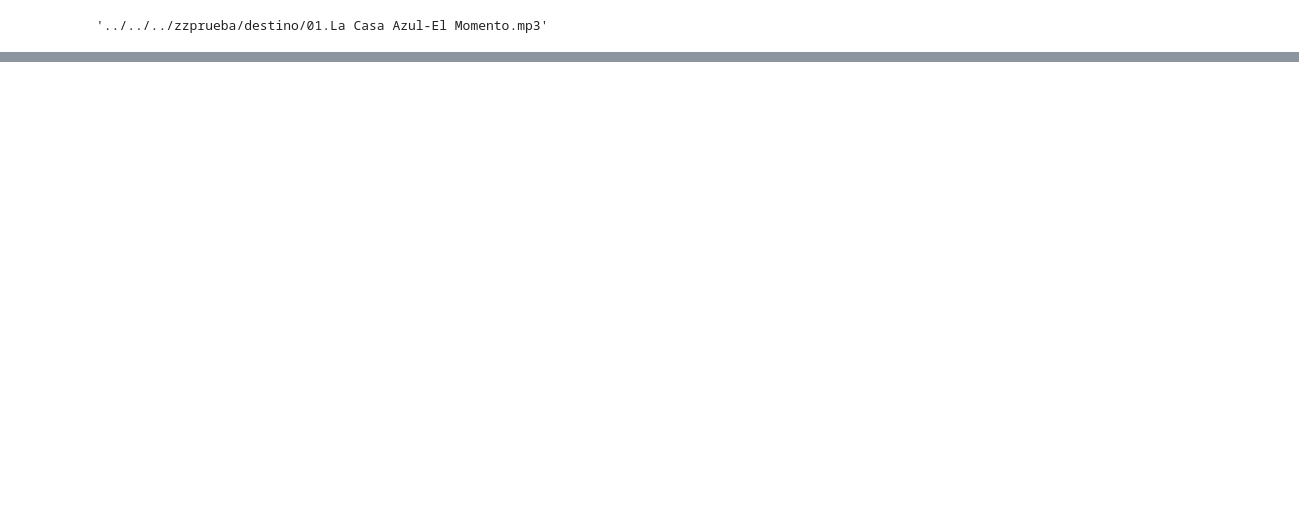
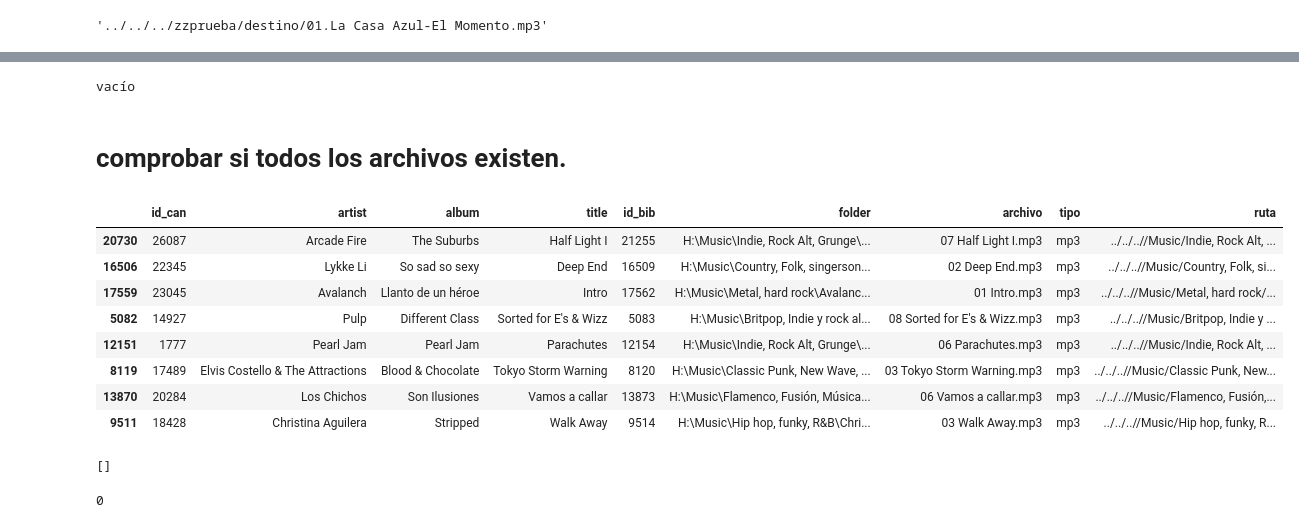
Before and after one commit to emarfer/musicable, a Jupyter notebook: notebooks_pruebas/23_moverarchivos.ipynb, the cells around one changed output, grey strips where cells are left out. Cells and saved outputs as stored; diff of their text form; code cells hidden in the pictures; blank space fills up the shorter version.

Commit message:
automatización copia física archivos listasrep 💾

```diff
--- a/notebooks_pruebas/23_moverarchivos.ipynb
+++ b/notebooks_pruebas/23_moverarchivos.ipynb
@@ -26,0 +184,3 @@ import alche
+# %%
+ceros = len(str(len(list_rep)))
+print(ceros)
@@ -26,0 +189,6 @@ import alche
+# %%
+for i,r in list_rep.iterrows():
+    old_name = f'{pathnew}/{r.archivo}'
+    order = ('0'*(ceros-len(str(i))))+str(i+1)
+    new_name = f'{pathnew}/{order} {r.artist} - {r.title}.{r.tipo}'
+    os.rename(old_name,new_name)
@@ -26,0 +228,5 @@ import alche
+# %%
+if os.listdir('../../../zzprueba/destino') == []:
+    print('vacío')
+# %% [output]
+vacío
@@ -26,0 +237,23 @@ import alche
+# %% [markdown]
+# comprobar si todos los archivos existen.
+# %%
+biblioteca = pd.read_sql_query(f'''
+
+        SELECT id_can,artist,album,title,id_bib,folder,archivo,tipo FROM total where id_bib is not null
+        order by id_bib;
+
+        ''',engine)
+# %%
+biblioteca['ruta'] = biblioteca.folder.str.replace('\\','/',regex=True).str.replace('H:','../../../',regex = True)
+# %%
+biblioteca.sample(8)
+# %% [output]
+|  | id_can | artist | album | title | id_bib | folder | archivo | tipo | ruta |
+| 20730 | 26087 | Arcade Fire | The Suburbs | Half Light I | 21255 | H:\Music\Indie, Rock Alt, Grunge\... | 07 Half Light I.mp3 | mp3 | ../../..//Music/Indie, Rock Alt, ... |
+| 16506 | 22345 | Lykke Li | So sad so sexy | Deep End | 16509 | H:\Music\Country, Folk, singerson... | 02 Deep End.mp3 | mp3 | ../../..//Music/Country, Folk, si... |
+| 17559 | 23045 | Avalanch | Llanto de un héroe | Intro | 17562 | H:\Music\Metal, hard rock\Avalanc... | 01 Intro.mp3 | mp3 | ../../..//Music/Metal, hard rock/... |
+| 5082 | 14927 | Pulp | Different Class | Sorted for E's & Wizz | 5083 | H:\Music\Britpop, Indie y rock al... | 08 Sorted for E's & Wizz.mp3 | mp3 | ../../..//Music/Britpop, Indie y ... |
+| 12151 | 1777 | Pearl Jam | Pearl Jam | Parachutes | 12154 | H:\Music\Indie, Rock Alt, Grunge\... | 06 Parachutes.mp3 | mp3 | ../../..//Music/Indie, Rock Alt, ... |
+| 8119 | 17489 | Elvis Costello & The Attractions | Blood & Chocolate | Tokyo Storm Warning | 8120 | H:\Music\Classic Punk, New Wave, ... | 03 Tokyo Storm Warning.mp3 | mp3 | ../../..//Music/Classic Punk, New... |
+| 13870 | 20284 | Los Chichos | Son Ilusiones | Vamos a callar | 13873 | H:\Music\Flamenco, Fusión, Música... | 06 Vamos a callar.mp3 | mp3 | ../../..//Music/Flamenco, Fusión,... |
+| 9511 | 18428 | Christina Aguilera | Stripped | Walk Away | 9514 | H:\Music\Hip hop, funky, R&B\Chri... | 03 Walk Away.mp3 | mp3 | ../../..//Music/Hip hop, funky, R... |
@@ -26,0 +265,8 @@ import alche
+# %%
+print(lista)
+# %% [output]
+[]
+# %%
+len(lista)
+# %% [output]
+0
```
Also changed, not shown: parts of 52 cells of this notebook, 2 other files.
